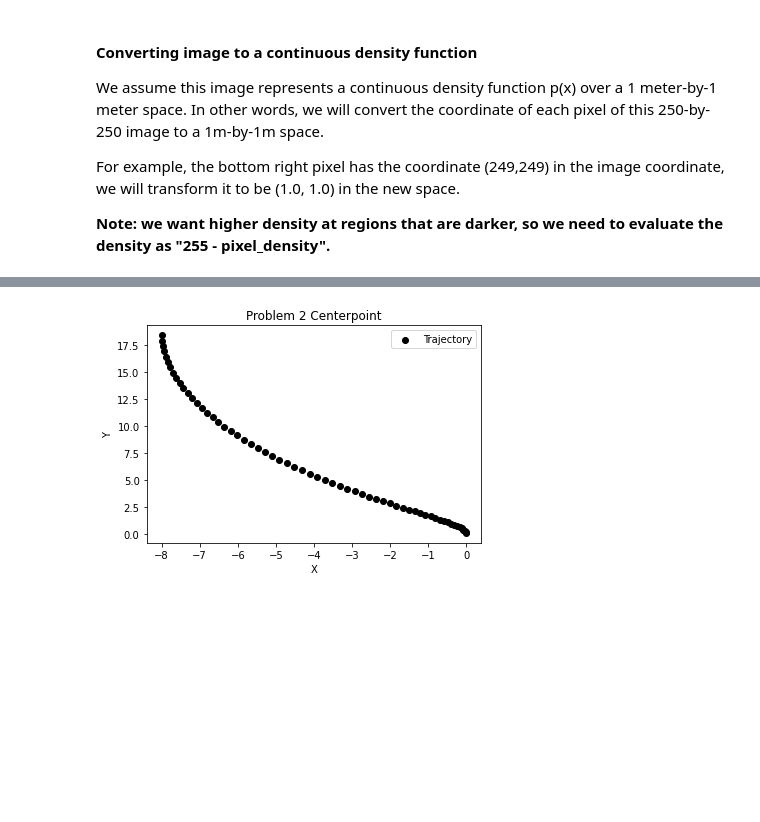
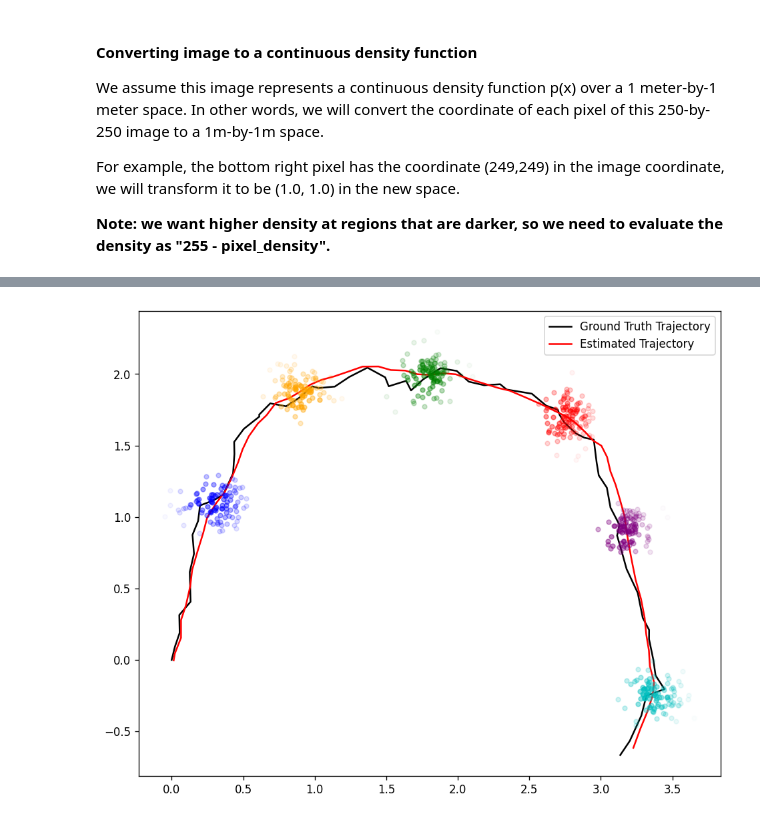
Before and after one commit to Schelbert197/active_learning, a Jupyter notebook: homework3.ipynb, the cells around one changed output, grey strips where cells are left out. Drawn from its saved outputs; the diff is of its cells as text; code cells hidden in the pictures; blank space fills up the shorter version.

Commit message:
got ground truth plotting working

```diff
--- a/homework3.ipynb
+++ b/homework3.ipynb
@@ -283,31 +151,0 @@ Shape of traj:  (6, 62)
-# %%
-# Problem 2
-
-# # Create trajectory
-# time = 0.0
-# x_traj = []
-# y_traj = []
-# while time <= 2*np.pi:
-#     theta = (np.pi * 0.5) + (time * -0.5)
-#     x_val = np.cos(theta) * time
-#     y_val = np.sin(theta) * time
-#     x_traj.append(x_val)
-#     y_traj.append(y_val)
-#     time += 0.1
-
-# Create dummy scatter plots for legend
-plt.scatter(traj[0], traj[1], color='black', label='Trajectory')
-# plt.scatter([], [], color='red', label='Negative')
-
-# L_mat = compute_L(X, Y, sampled_locations, results)
-# Add legend
-# plt.imshow(L_mat, extent=[0, 1, 0, 1], cmap='gray',
-#            origin='lower', aspect='auto')
-plt.legend(loc='upper right')
-# plt.colorbar(label='Center heatmap prob')
-plt.title('Problem 2 Centerpoint')
-plt.xlabel('X')
-plt.ylabel('Y')
-plt.show()
-# %% [output]
-[figure, removed]
@@ -313,0 +231,43 @@ plt.show()
+# %%
+# Visualizer
+def visualize_trajectories(ground_truth_trajectory, particles_trajectory, weights_trajectory):
+    # visualize the ground truth and particles
+    fig, ax = plt.subplots(1, 1, figsize=(4,4), dpi=120, tight_layout=True)
+    ax.set_aspect('equal')
+
+    # plot the ground truth trajectory in black
+    ax.plot(ground_truth_trajectory[:,0], ground_truth_trajectory[:,1], linestyle='-', markersize=2, color='k', label='Ground Truth Trajectory')
+
+    # calculate the weighted mean of the particles trajectory
+    mean_trajectory = np.zeros((particles_trajectory.shape[0], 2))
+    for i in range(0, particles_trajectory.shape[0]):
+        for j in range(particles_trajectory.shape[1]):
+            mean_x = np.sum(particles_trajectory[i,:,0] * weights_trajectory[i,:])
+            mean_y = np.sum(particles_trajectory[i,:,1] * weights_trajectory[i,:])
+            mean_trajectory[i,:] = np.array([mean_x, mean_y])
+
+    # plot the mean trajectory in red
+    ax.plot(mean_trajectory[:,0], mean_trajectory[:,1], linestyle='-', markersize=2, color='r', label='Estimated Trajectory')
+
+    # plot the particles at an interval of 1 second
+    # the weights are used to adjust the opacity of the particles
+    color_val = ['blue', 'orange', 'green', 'red', 'purple', 'c', 'k']
+    count = 0
+    for i in range(0, particles_trajectory.shape[0], 10):
+        if i == 0:
+            continue
+        # normalize the weights for visualization
+        weights_trajectory[i] /= np.max(weights_trajectory[i])
+        for j in range(particles_trajectory.shape[1]):
+            ax.plot(particles_trajectory[i,j,0], particles_trajectory[i,j,1], linestyle='', marker='o', markersize=4, color=color_val[count], alpha=weights_trajectory[i,j]/2.0)
+
+        count += 1
+
+    plt.gcf().set_size_inches(8, 8)
+    plt.legend(loc='upper right')
+    plt.show()
+    plt.close()
+
+visualize_trajectories(ground_truth_trajectory.copy(), particles_trajectory.copy(), weights_trajectory.copy())
+# %% [output]
+[figure, added]
```
Also changed, not shown: parts of 6 cells of this notebook.
